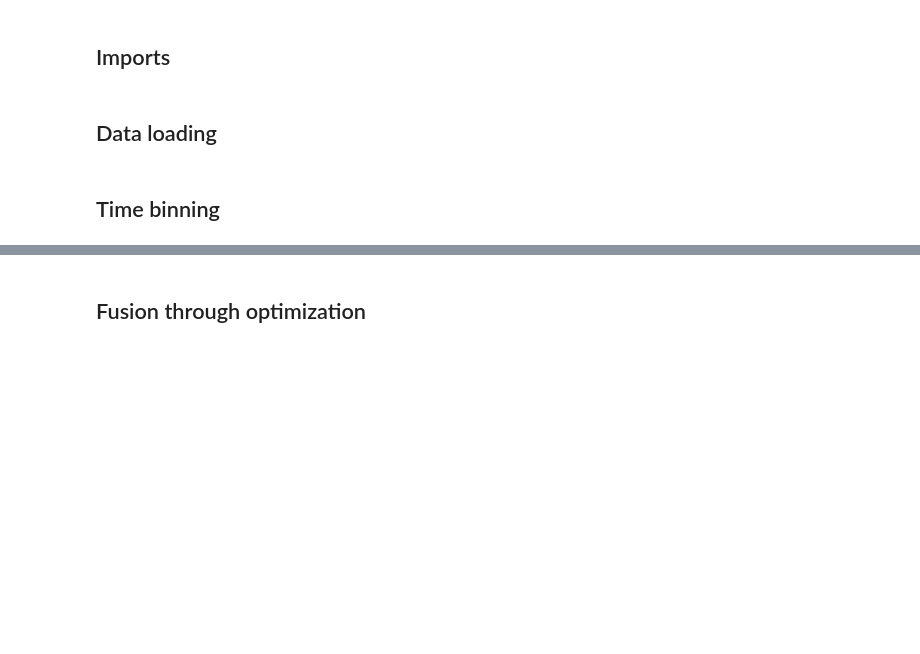
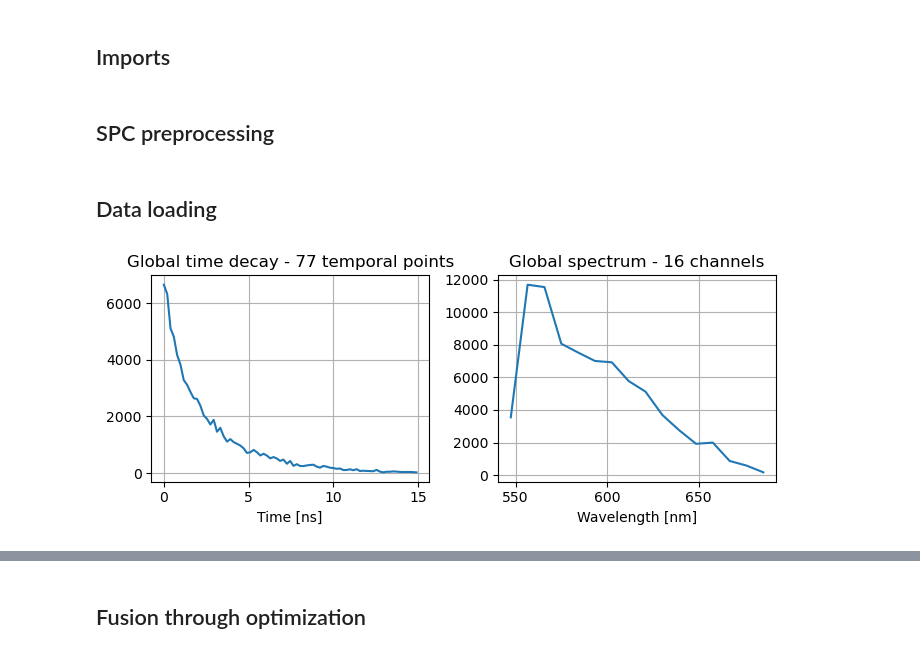
Before and after one commit to FluoLab/datafusion, a Jupyter notebook: analysis.ipynb, the cells around one changed output, grey strips where cells are left out. Saved outputs shown, nothing was run; the diff lists cells and outputs as text; code cells hidden in the pictures; blank space fills up the shorter version.

```diff
--- a/analysis.ipynb
+++ b/analysis.ipynb
@@ -42,0 +46,2 @@ Z_END = 17
+# %% [markdown]
+## SPC preprocessing
@@ -68,36 +101,16 @@ original_zoomed_spc[:, :, 0, 0] = original_zoomed_spc[:, :, 1, 0]
-# %% [markdown]
-## Time binning
 # %%
-# cut the time (first)
-curve = np.squeeze(np.sum(original_spc, axis=(1, 2, 3)))
-val = np.max(curve)
-pos_max = np.argmax(curve)
-curve = curve[pos_max:]
-# b = np.argmin(abs(curve - curve[0] * (1 - np.exp(-1 / 1))))
-b = 1024
-
-spc = original_spc[pos_max: (pos_max + b)]
-zoomed_spc = original_zoomed_spc[pos_max: (pos_max + b)]
-cut_t = original_t[pos_max: (pos_max + b)]
-
-# data binning (after cut)
-t, spc, dt = bin_data(spc, cut_t, 0.4)
-_, ground_truth_spc, _ = bin_data(zoomed_spc, cut_t, 0.4)
-spc = spc / np.max(spc)
-ground_truth_spc = ground_truth_spc / np.max(ground_truth_spc)
-
-time_decay = np.mean(spc, axis=(1, 2, 3))
-
 _, ax = plt.subplots(1, 2, figsize=(7, 3))
-ax[0].plot(t, time_decay)
+ax[0].plot(t, spc.sum(axis=(1, 2, 3)))
 ax[0].set_title(f"Global time decay - {len(t)} temporal points")
 ax[0].set_xlabel("Time [ns]")
 ax[0].grid()
 
-ax[1].plot(lam, spc.mean(axis=(0, 2, 3)))
+ax[1].plot(lam, spc.sum(axis=(0, 2, 3)))
 ax[1].set_title(f"Global spectrum - {len(lam)} channels")
 ax[1].set_xlabel("Wavelength [nm]")
 ax[1].grid()
 
 plt.tight_layout()
 plt.show()
+# %% [output]
+[figure, added]
```
Also changed, not shown: parts of 17 cells of this notebook, 4 other files.
